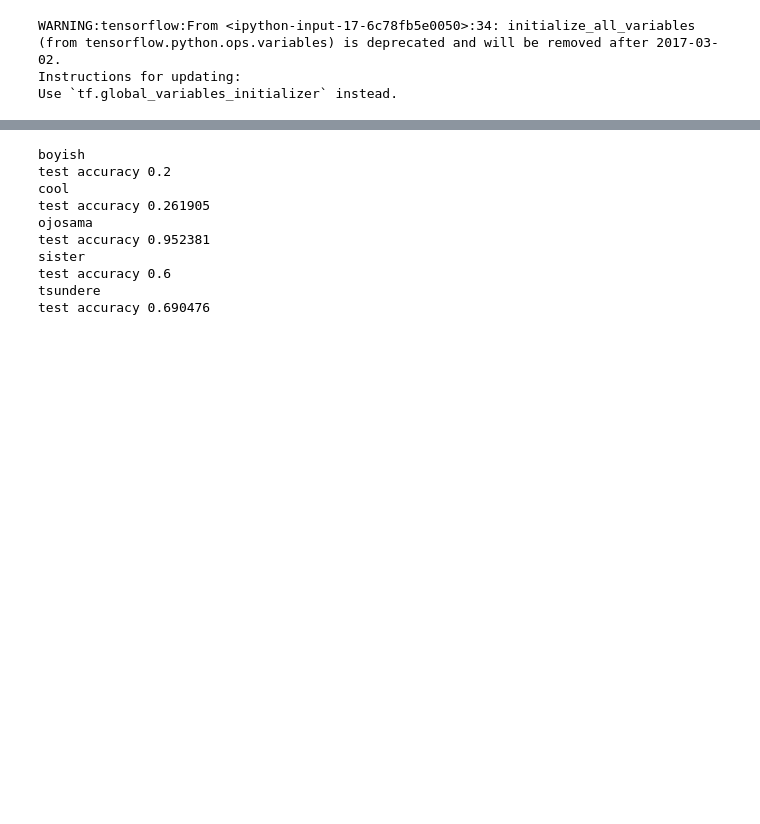
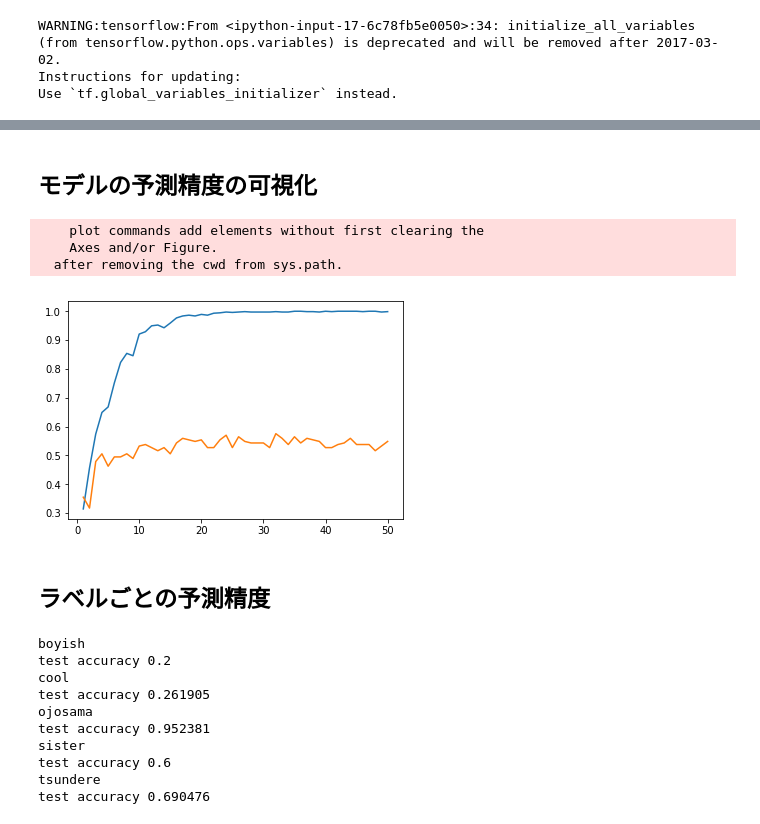
Before and after one commit to minamidaichi/cnn_anime, a Jupyter notebook: cnn_anime.ipynb, the cells around one changed output, grey strips where cells are left out. Saved outputs shown, nothing was run; the diff lists cells and outputs as text; code cells hidden in the pictures; blank space fills up the shorter version.

```diff
--- a/cnn_anime.ipynb
+++ b/cnn_anime.ipynb
@@ -251,6 +274,8 @@ import random
 
 STEPS = 50 # 学習ステップ数
 BATCH_SIZE = 50 # バッチサイズ
+tr_ac_list = []
+te_ac_list = []
 
 for i in range(STEPS):
   print i
@@ -275,7 +300,10 @@ for i in range(STEPS):
   train_accuracy = accuracy.eval(feed_dict={
       x:train_image, y_: train_label, keep_prob: 1.0})
   print("step %d, training accuracy %g"%(i, train_accuracy))
-  print("test accuracy %g"%accuracy.eval(feed_dict={
-    x: test_image, y_: test_label, keep_prob: 1.0}))
+  tr_ac_list.append(train_accuracy)
+  test_accuracy = accuracy.eval(feed_dict={
+    x: test_image, y_: test_label, keep_prob: 1.0})
+  print("test accuracy %g"% test_accuracy)
+  te_ac_list.append(test_accuracy)
 # %% [output]
 0
@@ -305,3 +337,21 @@ IndexError: list index out of range
+# %% [markdown]
+## モデルの予測精度の可視化
+# %%
+x_axis = np.array([i for i in range(1,51)])
+y_axis = np.array(tr_ac_list)
+y2_axis = np.array(te_ac_list)
+plt.hold(True)
+plt.plot(x_axis,y_axis)
+plt.plot(x_axis,y2_axis)
+plt.show()
+plt.savefig("result.png")
+# %% [output]
+    plot commands add elements without first clearing the
+    Axes and/or Figure.
+  after removing the cwd from sys.path.
+[figure, added]
+# %% [markdown]
+## ラベルごとの予測精度
 # %%
 print "boyish"
 print("test accuracy %g"%accuracy.eval(feed_dict={x: test_image[0:30], y_: test_label[0:30], keep_prob: 1.0}))
```
Also changed, not shown: parts of 10 cells of this notebook.
